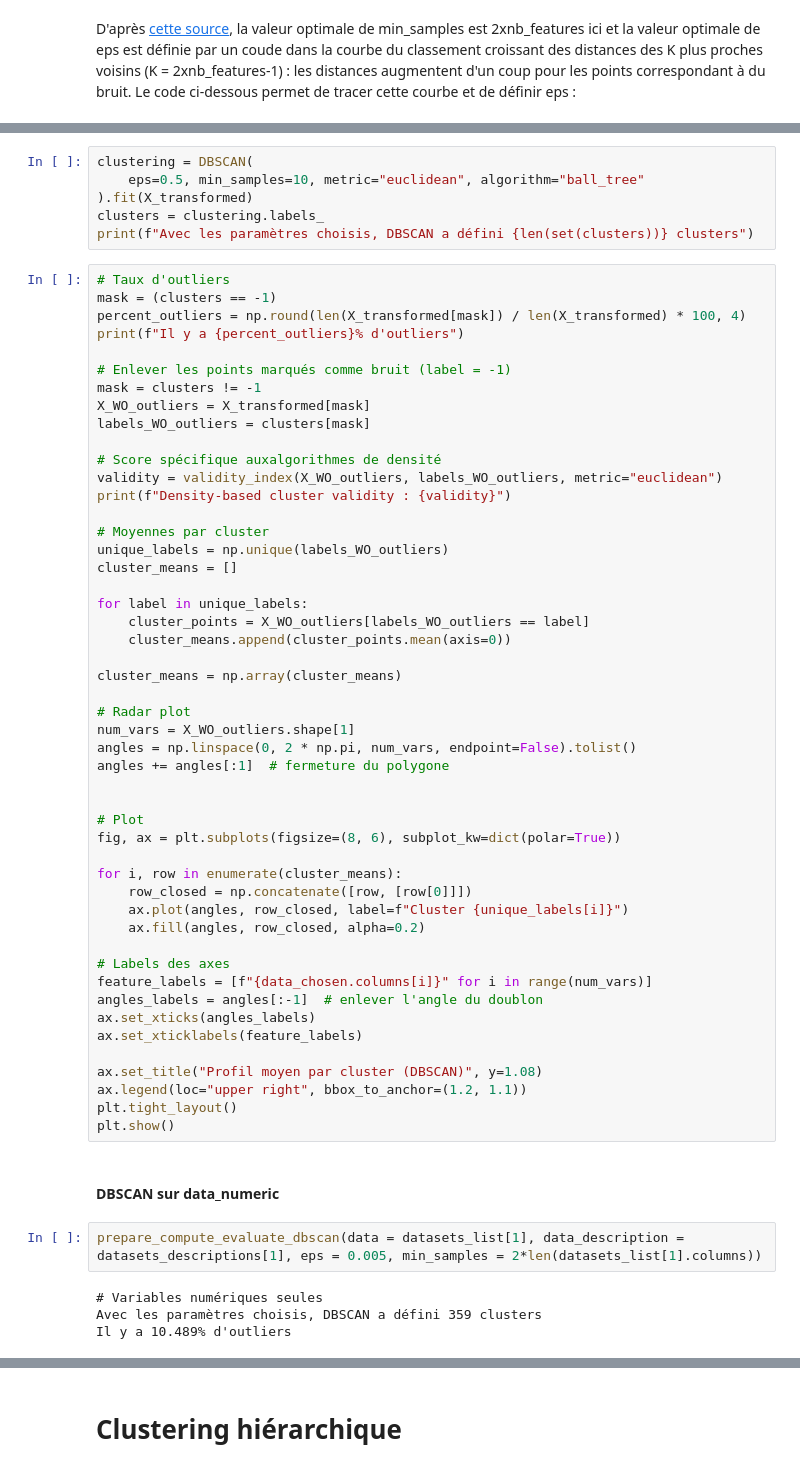
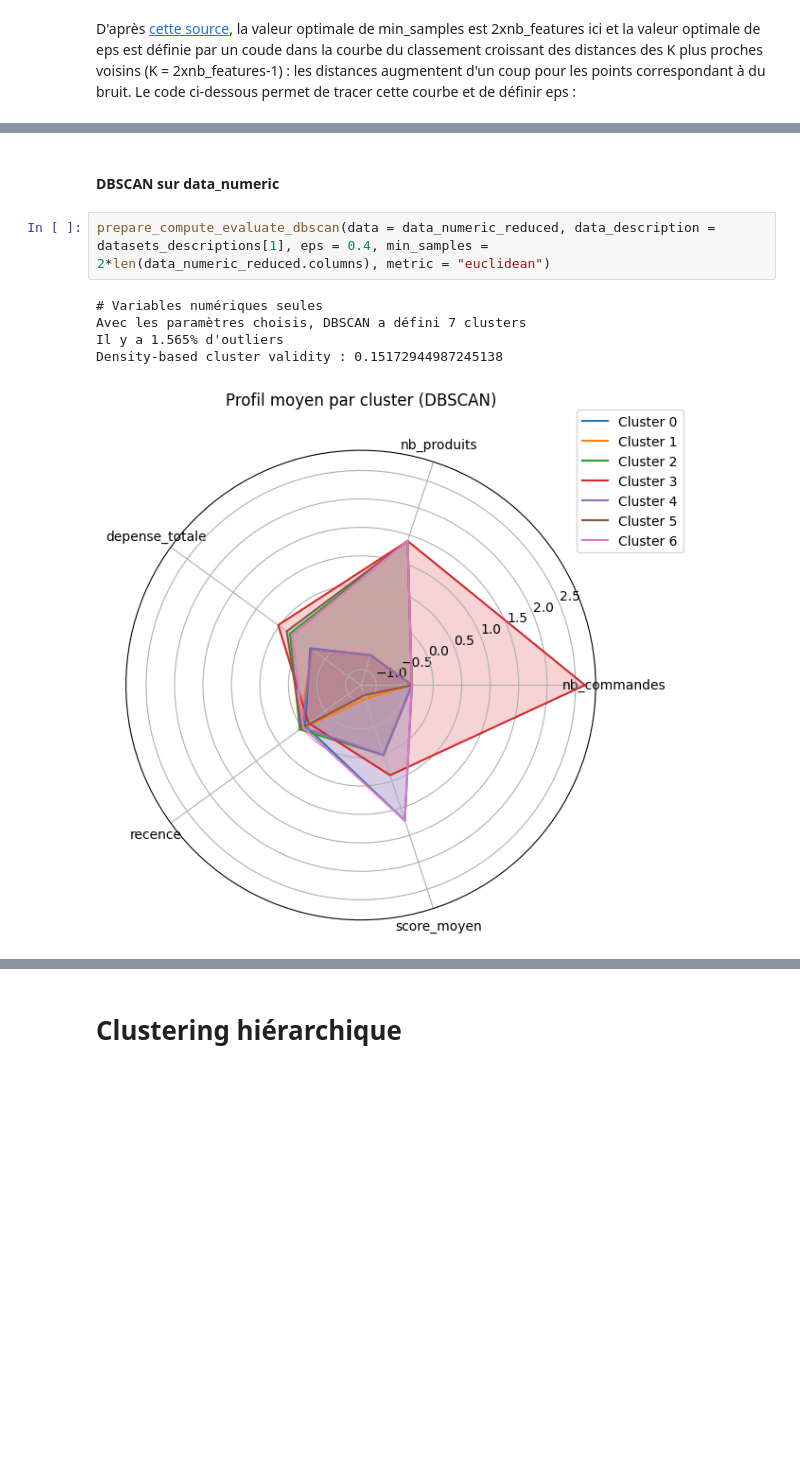
Before and after one commit to Manon-56/OC_P5, a Jupyter notebook: Olist_essais.ipynb, the cells around one changed output, grey strips where cells are left out. Cells and saved outputs as stored; diff of their text form; blank space fills up the shorter version.

```diff
--- a/Olist_essais.ipynb
+++ b/Olist_essais.ipynb
@@ -379,64 +367,11 @@ D'après ces courbes, la valeur optimale de eps est :
-# %%
-clustering = DBSCAN(
-    eps=0.5, min_samples=10, metric="euclidean", algorithm="ball_tree"
-).fit(X_transformed)
-clusters = clustering.labels_
-print(f"Avec les paramètres choisis, DBSCAN a défini {len(set(clusters))} clusters")
-# %%
-# Taux d'outliers
-mask = (clusters == -1)
-percent_outliers = np.round(len(X_transformed[mask]) / len(X_transformed) * 100, 4)
-print(f"Il y a {percent_outliers}% d'outliers")
-
-# Enlever les points marqués comme bruit (label = -1)
-mask = clusters != -1
-X_WO_outliers = X_transformed[mask]
-labels_WO_outliers = clusters[mask]
-
-# Score spécifique auxalgorithmes de densité
-validity = validity_index(X_WO_outliers, labels_WO_outliers, metric="euclidean")
-print(f"Density-based cluster validity : {validity}")
-
-# Moyennes par cluster
-unique_labels = np.unique(labels_WO_outliers)
-cluster_means = []
-
-for label in unique_labels:
-    cluster_points = X_WO_outliers[labels_WO_outliers == label]
-    cluster_means.append(cluster_points.mean(axis=0))
-
-cluster_means = np.array(cluster_means)
-
-# Radar plot
-num_vars = X_WO_outliers.shape[1]
-angles = np.linspace(0, 2 * np.pi, num_vars, endpoint=False).tolist()
-angles += angles[:1]  # fermeture du polygone
-
-
-# Plot
-fig, ax = plt.subplots(figsize=(8, 6), subplot_kw=dict(polar=True))
-
-for i, row in enumerate(cluster_means):
-    row_closed = np.concatenate([row, [row[0]]])
-    ax.plot(angles, row_closed, label=f"Cluster {unique_labels[i]}")
-    ax.fill(angles, row_closed, alpha=0.2)
-
-# Labels des axes
-feature_labels = [f"{data_chosen.columns[i]}" for i in range(num_vars)]
-angles_labels = angles[:-1]  # enlever l'angle du doublon
-ax.set_xticks(angles_labels)
-ax.set_xticklabels(feature_labels)
-
-ax.set_title("Profil moyen par cluster (DBSCAN)", y=1.08)
-ax.legend(loc="upper right", bbox_to_anchor=(1.2, 1.1))
-plt.tight_layout()
-plt.show()
 # %% [markdown]
 #### DBSCAN sur data_numeric
 # %%
-prepare_compute_evaluate_dbscan(data = datasets_list[1], data_description = datasets_descriptions[1], eps = 0.005, min_samples = 2*len(datasets_list[1].columns))
+prepare_compute_evaluate_dbscan(data = data_numeric_reduced, data_description = datasets_descriptions[1], eps = 0.4, min_samples = 2*len(data_numeric_reduced.columns), metric = "euclidean")
 # %% [output]
 # Variables numériques seules
-Avec les paramètres choisis, DBSCAN a défini 359 clusters
-Il y a 10.489% d'outliers
+Avec les paramètres choisis, DBSCAN a défini 7 clusters
+Il y a 1.565% d'outliers
+Density-based cluster validity : 0.15172944987245138
+[figure, added]
 # %% [markdown]
```
Also changed, not shown: parts of 38 cells of this notebook, 3 other files.
